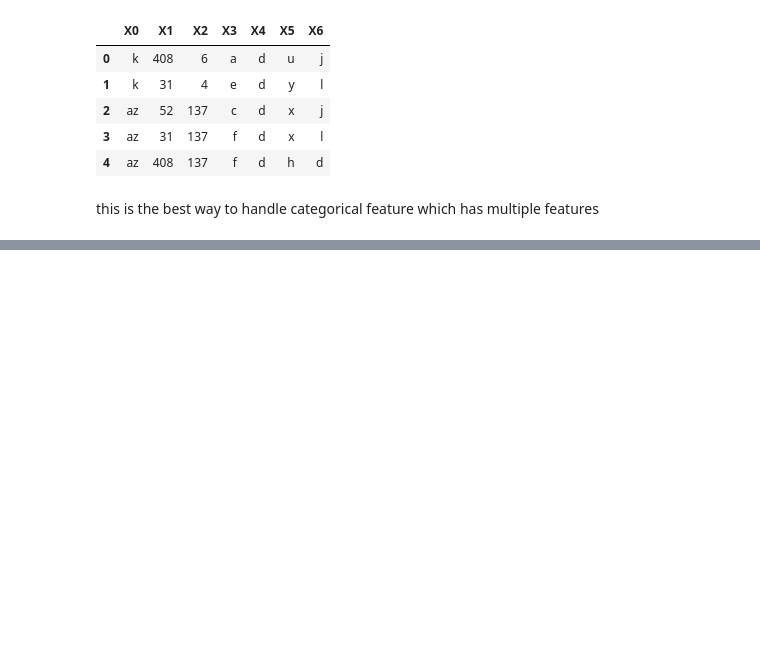
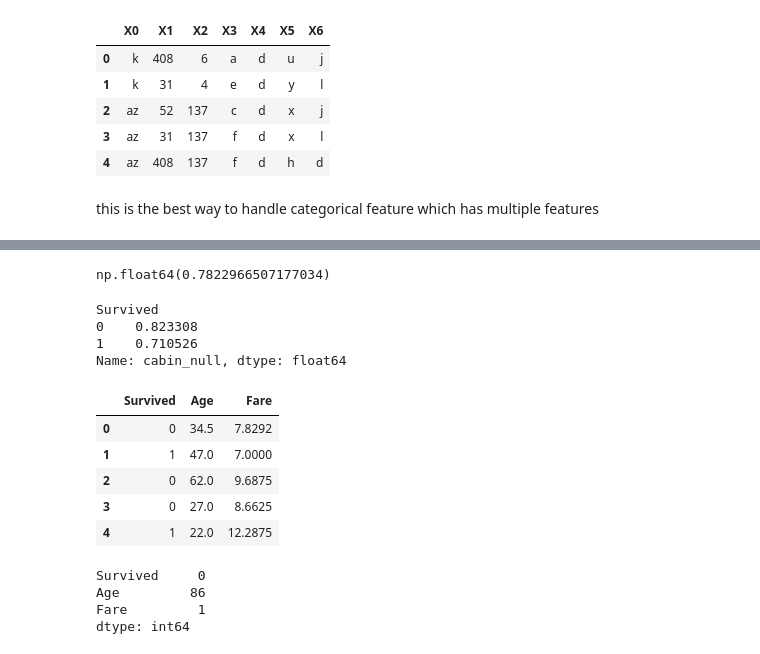
Before and after one commit to mayurimamdi/MercedesBenzEDA, a Jupyter notebook: Notebook/data.ipynb, the cells around one changed output, grey strips where cells are left out. Cells and saved outputs as stored; diff of their text form; code cells hidden in the pictures; blank space fills up the shorter version.

```diff
--- a/Notebook/data.ipynb
+++ b/Notebook/data.ipynb
@@ -165,0 +218,29 @@ this is the best way to handle categorical feature which has multiple features
+# %%
+dff['cabin_null'] = np.where(dff['Cabin'].isnull(),1,0)
+dff['cabin_null'].mean()
+# %% [output]
+np.float64(0.7822966507177034)
+# %%
+dff.groupby(['Survived'])['cabin_null'].mean()
+# %% [output]
+Survived
+0    0.823308
+1    0.710526
+Name: cabin_null, dtype: float64
+# %%
+dfa=pd.read_csv("/Users/mayurimamdi/Downloads/tested.csv",usecols=['Age','Survived','Fare'])
+dfa.head()
+# %% [output]
+|  | Survived | Age | Fare |
+| 0 | 0 | 34.5 | 7.8292 |
+| 1 | 1 | 47.0 | 7.0000 |
+| 2 | 0 | 62.0 | 9.6875 |
+| 3 | 0 | 27.0 | 8.6625 |
+| 4 | 1 | 22.0 | 12.2875 |
+# %%
+dfa.isnull().sum()
+# %% [output]
+Survived     0
+Age         86
+Fare         1
+dtype: int64
```
Also changed, not shown: parts of 12 cells of this notebook.
